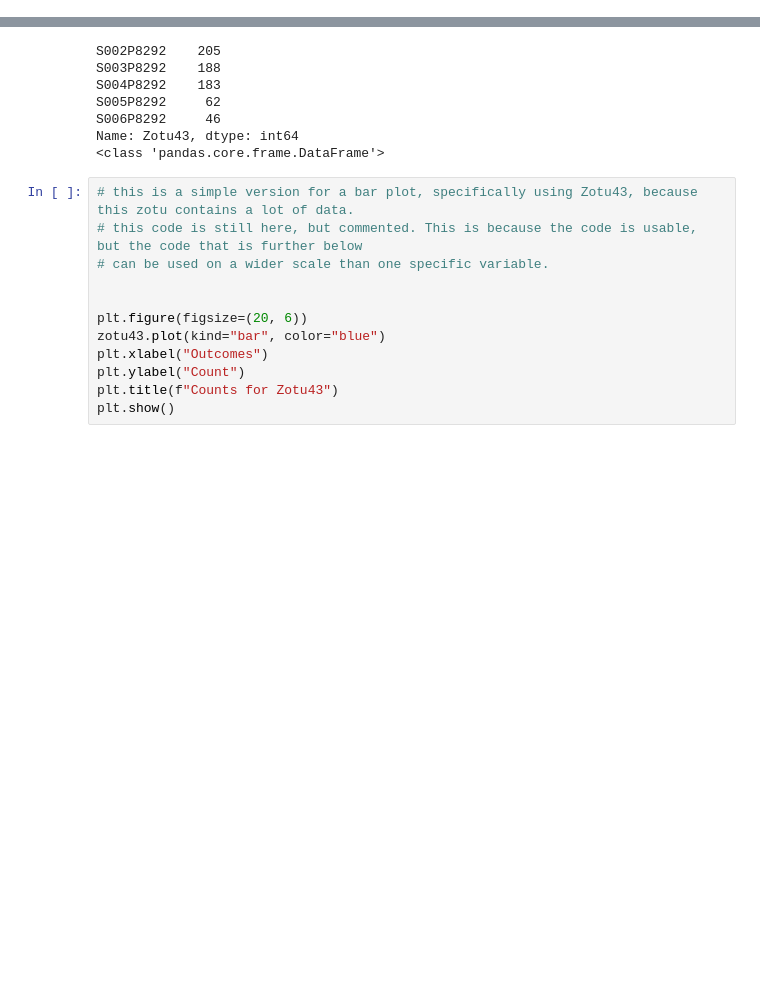
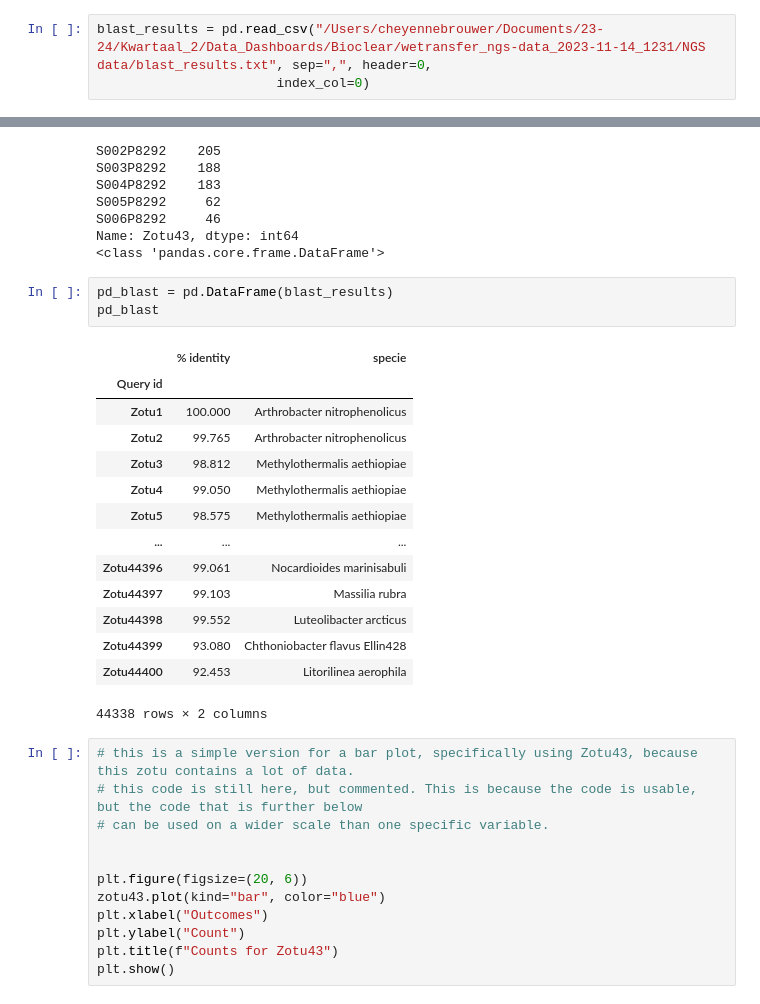
Before and after one commit to cheyennebrouwer/Bioclear_earth, a Jupyter notebook: EDA.ipynb, the cells around one changed output, grey strips where cells are left out. Saved outputs shown, nothing was run; the diff lists cells and outputs as text; blank space fills up the shorter version.

Commit message:
Added changes in EDA and bioclear.py

```diff
--- a/EDA.ipynb
+++ b/EDA.ipynb
@@ -34,3 +46,6 @@ CTTTAAGTCTGATGTGAAAGCCCACGGCTCAACCGTGGAGGGTCATTGGAAACTGGGGGACTTGAGTGCAGGAGAGAAGA
+# %%
+blast_results = pd.read_csv("/Users/cheyennebrouwer/Documents/23-24/Kwartaal_2/Data_Dashboards/Bioclear/wetransfer_ngs-data_2023-11-14_1231/NGS data/blast_results.txt", sep=",", header=0,
+                       index_col=0)
 # %% [markdown]
 **Dataset description (how were they collected, what data types do the variables have, what are the units and physical quantities, how are missing data encoded, etc.)**
 
@@ -66,6 +81,24 @@ S005P8292     62
 S006P8292     46
 Name: Zotu43, dtype: int64
 <class 'pandas.core.frame.DataFrame'>
+# %%
+pd_blast = pd.DataFrame(blast_results)
+pd_blast
+# %% [output]
+|  | % identity | specie |
+| Query id |  |  |
+| Zotu1 | 100.000 | Arthrobacter nitrophenolicus |
+| Zotu2 | 99.765 | Arthrobacter nitrophenolicus |
+| Zotu3 | 98.812 | Methylothermalis aethiopiae |
+| Zotu4 | 99.050 | Methylothermalis aethiopiae |
+| Zotu5 | 98.575 | Methylothermalis aethiopiae |
+| ... | ... | ... |
+| Zotu44396 | 99.061 | Nocardioides marinisabuli |
+| Zotu44397 | 99.103 | Massilia rubra |
+| Zotu44398 | 99.552 | Luteolibacter arcticus |
+| Zotu44399 | 93.080 | Chthoniobacter flavus Ellin428 |
+| Zotu44400 | 92.453 | Litorilinea aerophila |
+44338 rows × 2 columns
 # %%
 # this is a simple version for a bar plot, specifically using Zotu43, because this zotu contains a lot of data.
 # this code is still here, but commented. This is because the code is usable, but the code that is further below
```
Also changed, not shown: parts of 3 cells of this notebook, 1 other file.
